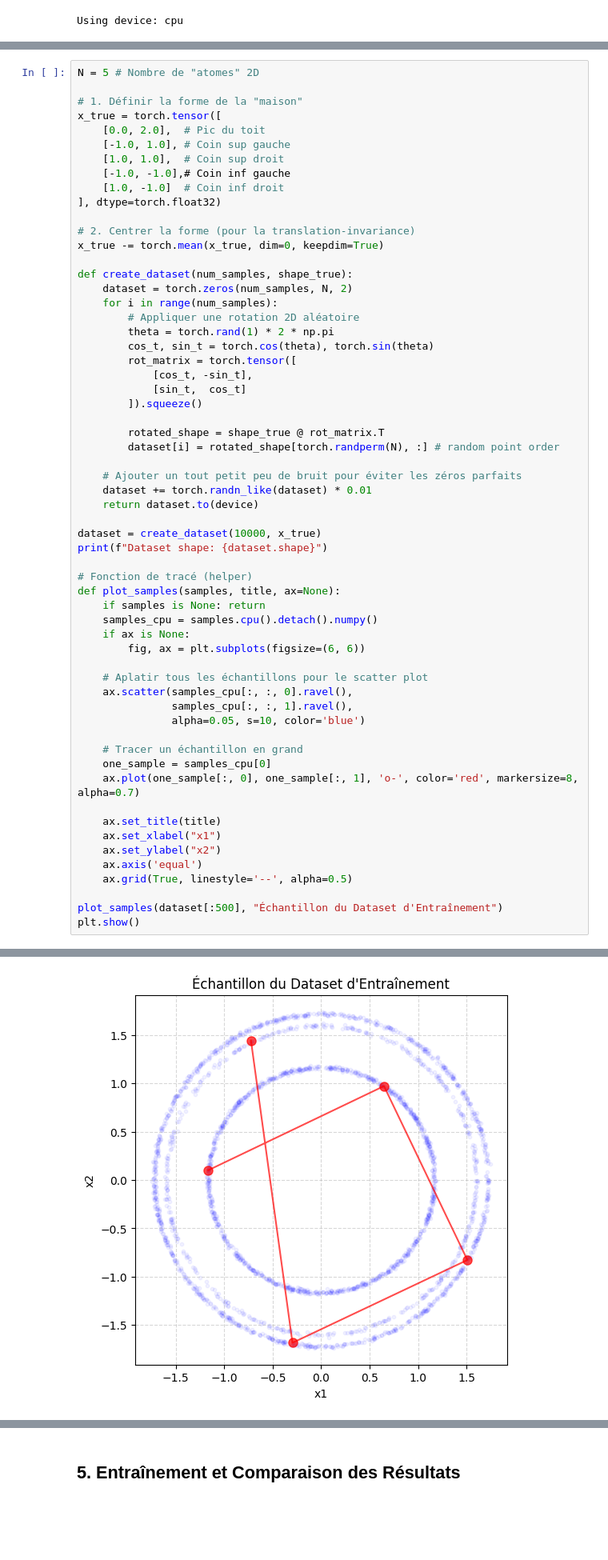
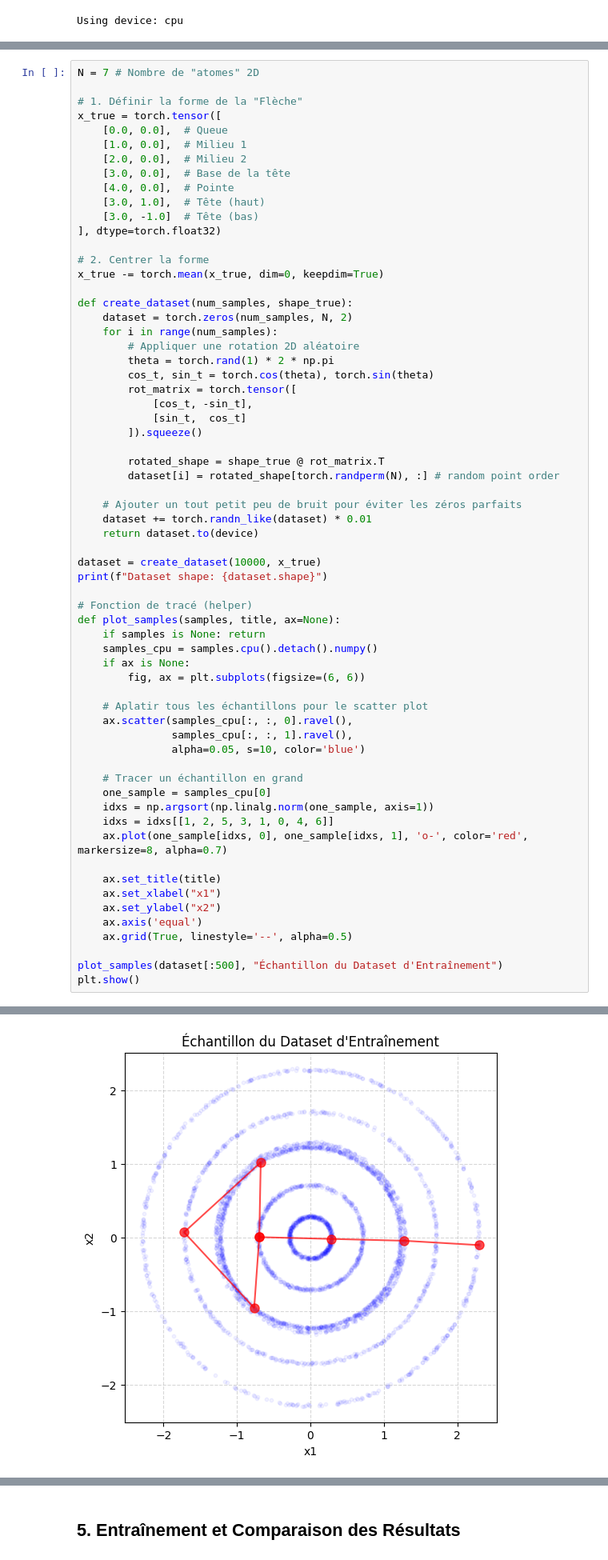
Before and after one commit to mdb0/Equivariant-Diffusion-for-Molecule-Generation-in-3D, a Jupyter notebook: toy_exemple.ipynb, the cells around one changed output, grey strips where cells are left out. Shown: that part at 80% size. Drawn from its saved outputs; the diff is of its cells as text; blank space fills up the shorter version.

```diff
--- a/toy_exemple.ipynb
+++ b/toy_exemple.ipynb
@@ -22,18 +22,20 @@ Using device: cpu
 
 Nous définissons une seule "constellation" de 5 points (une "maison") comme notre donnée de base. Le dataset d'entraînement sera composé de 10 000 copies de cette maison, chacune avec une rotation 2D et une translation aléatoires (la translation est annulée par la normalisation du centre de gravité, comme dans le papier).
 # %%
-N = 5 # Nombre de "atomes" 2D
+N = 7 # Nombre de "atomes" 2D
 
-# 1. Définir la forme de la "maison"
+# 1. Définir la forme de la "Flèche"
 x_true = torch.tensor([
-    [0.0, 2.0],  # Pic du toit
-    [-1.0, 1.0], # Coin sup gauche
-    [1.0, 1.0],  # Coin sup droit
-    [-1.0, -1.0],# Coin inf gauche
-    [1.0, -1.0]  # Coin inf droit
+    [0.0, 0.0],  # Queue
+    [1.0, 0.0],  # Milieu 1
+    [2.0, 0.0],  # Milieu 2
+    [3.0, 0.0],  # Base de la tête
+    [4.0, 0.0],  # Pointe
+    [3.0, 1.0],  # Tête (haut)
+    [3.0, -1.0]  # Tête (bas)
 ], dtype=torch.float32)
 
-# 2. Centrer la forme (pour la translation-invariance)
+# 2. Centrer la forme
 x_true -= torch.mean(x_true, dim=0, keepdim=True)
 
 def create_dataset(num_samples, shape_true):
@@ -71,7 +73,9 @@ def plot_samples(samples, title, ax=None):
 
     # Tracer un échantillon en grand
     one_sample = samples_cpu[0]
-    ax.plot(one_sample[:, 0], one_sample[:, 1], 'o-', color='red', markersize=8, alpha=0.7)
+    idxs = np.argsort(np.linalg.norm(one_sample, axis=1))
+    idxs = idxs[[1, 2, 5, 3, 1, 0, 4, 6]]
+    ax.plot(one_sample[idxs, 0], one_sample[idxs, 1], 'o-', color='red', markersize=8, alpha=0.7)
 
     ax.set_title(title)
     ax.set_xlabel("x1")
@@ -86,4 +90,4 @@ Dataset shape: torch.Size([10000, 5, 2])
-[figure, old version]
+[figure, new version]
 # %% [markdown]
 ## 2. Modèle de Diffusion (Base)
 
```
Also changed, not shown: parts of 9 cells of this notebook, 2 other files.
